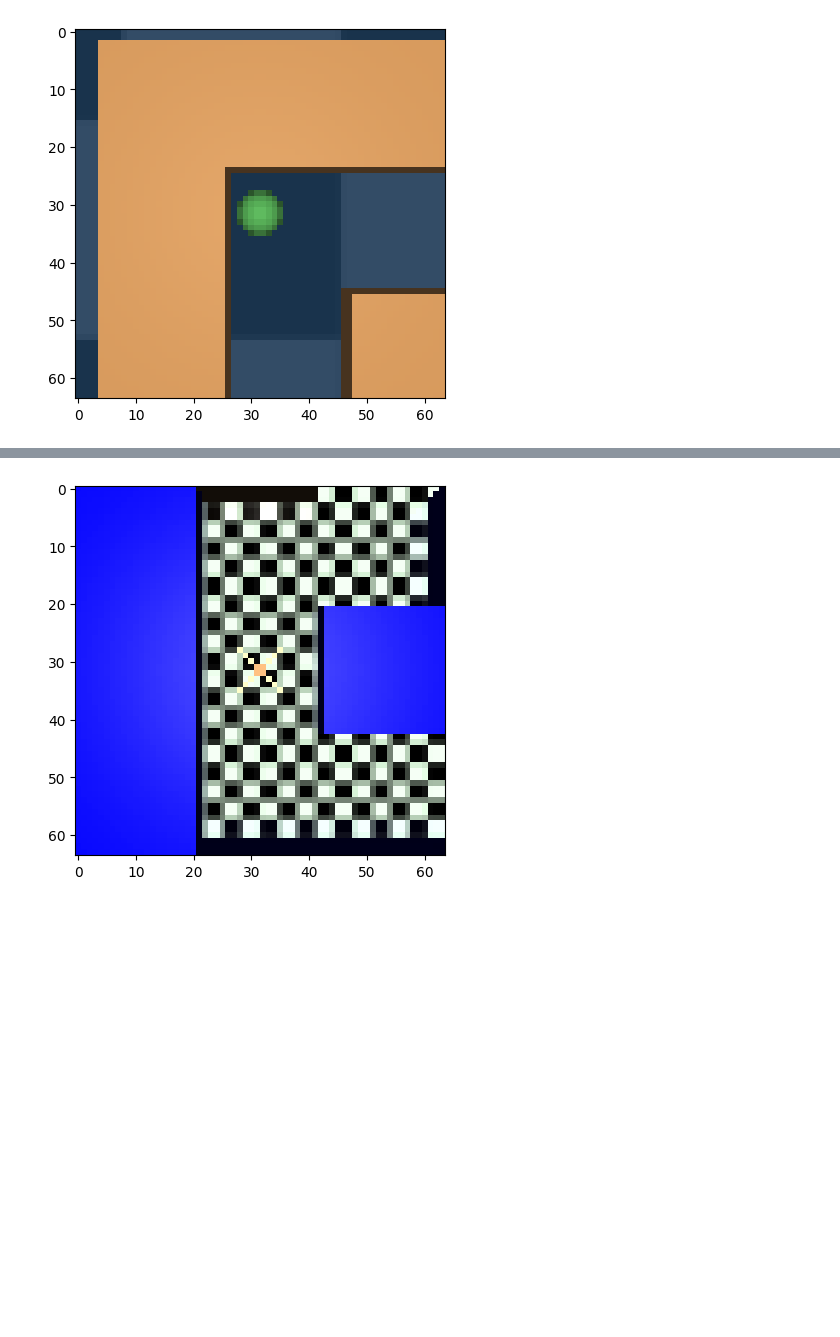
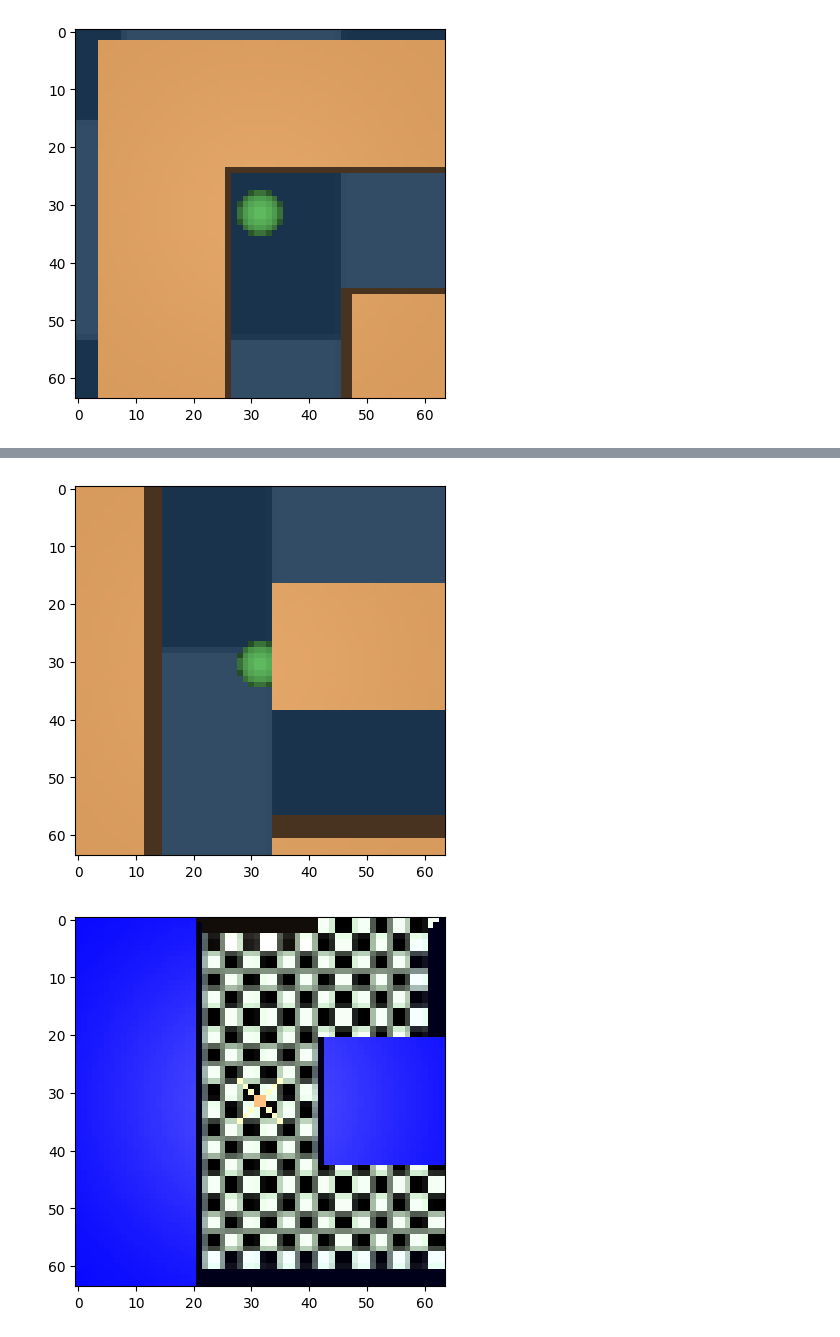
Before and after one commit to nRknpy/WorldModel2024-IntrinsicMotivation, a Jupyter notebook: src/debug.ipynb, the cells around one changed output, grey strips where cells are left out. Cells and saved outputs as stored; diff of their text form; code cells hidden in the pictures; blank space fills up the shorter version.

```diff
--- a/src/debug.ipynb
+++ b/src/debug.ipynb
@@ -73,3 +39,10 @@ plt.show()
+# %%
+action = env.action_space.sample()
+obs, reward, done, info = env.step(action)
+plt.imshow(obs)
+plt.show()
+# %% [output]
+[figure, added]
 # %%
 for i in range(20):
 	env.set_goal_idx(i)
```
Also changed, not shown: parts of 5 cells of this notebook, 8 other files.
